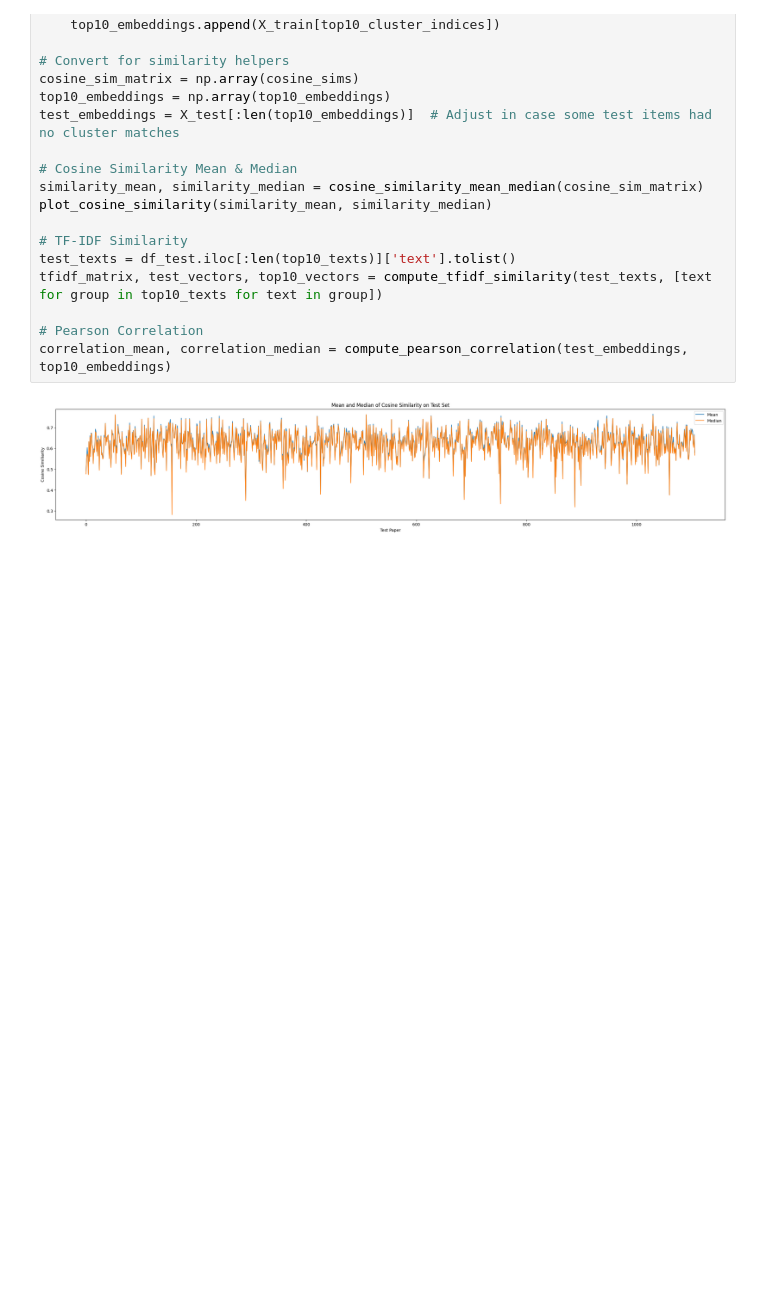
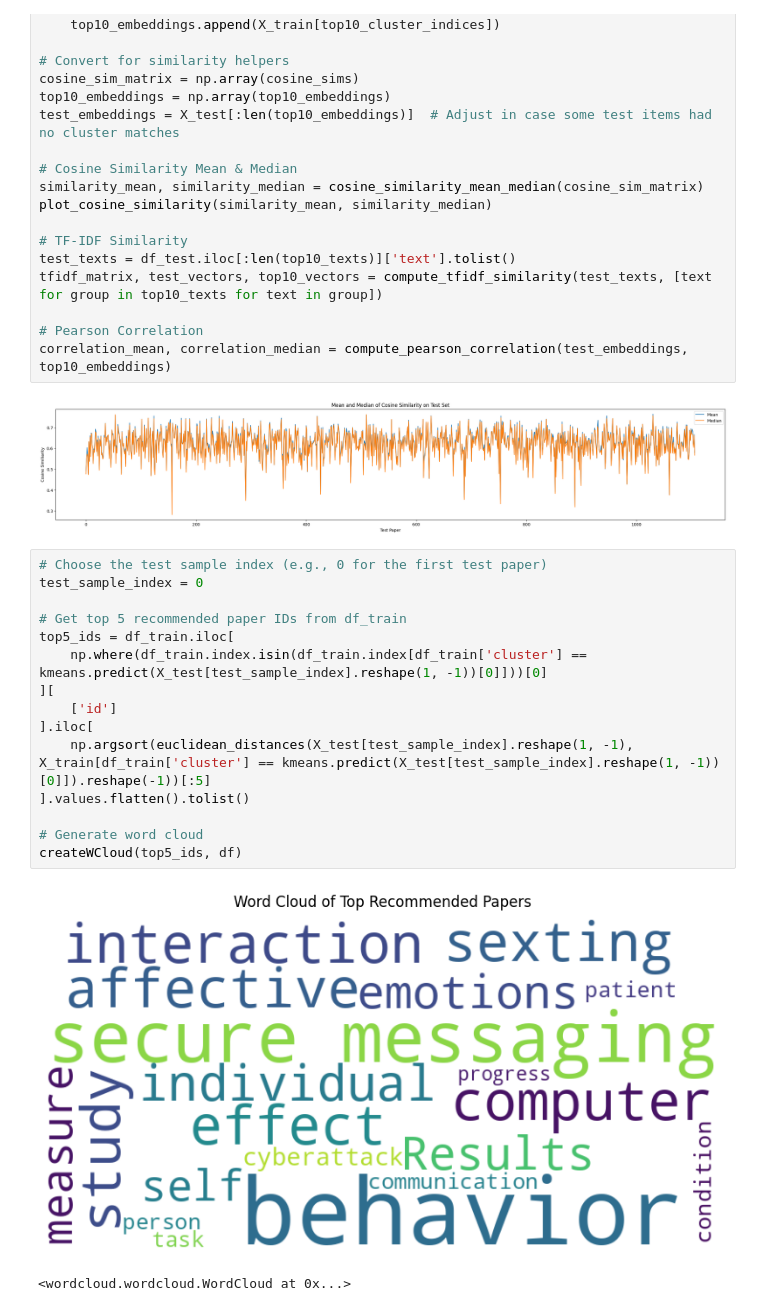
Before and after one commit to sdhanraj-1/ECE9309_MachineLearningProject, a Jupyter notebook: K_MeansClustering.ipynb, the cells around one changed output. Cells and saved outputs as stored; diff of their text form; blank space fills up the shorter version.

Commit message:
implement createWCloud function

```diff
--- a/K_MeansClustering.ipynb
+++ b/K_MeansClustering.ipynb
@@ -405,3 +428,21 @@ tfidf_matrix, test_vectors, top10_vectors = compute_tfidf_similarity(test_texts,
 correlation_mean, correlation_median = compute_pearson_correlation(test_embeddings, top10_embeddings)
 # %% [output]
 [figure]
+# %%
+# Choose the test sample index (e.g., 0 for the first test paper)
+test_sample_index = 0
+
+# Get top 5 recommended paper IDs from df_train
+top5_ids = df_train.iloc[
+    np.where(df_train.index.isin(df_train.index[df_train['cluster'] == kmeans.predict(X_test[test_sample_index].reshape(1, -1))[0]]))[0]
+][
+    ['id']
+].iloc[
+    np.argsort(euclidean_distances(X_test[test_sample_index].reshape(1, -1), X_train[df_train['cluster'] == kmeans.predict(X_test[test_sample_index].reshape(1, -1))[0]]).reshape(-1))[:5]
+].values.flatten().tolist()
+
+# Generate word cloud
+createWCloud(top5_ids, df)
+# %% [output]
+[figure, added]
+<wordcloud.wordcloud.WordCloud at 0x...>
```
Also changed, not shown: parts of 3 cells of this notebook.
